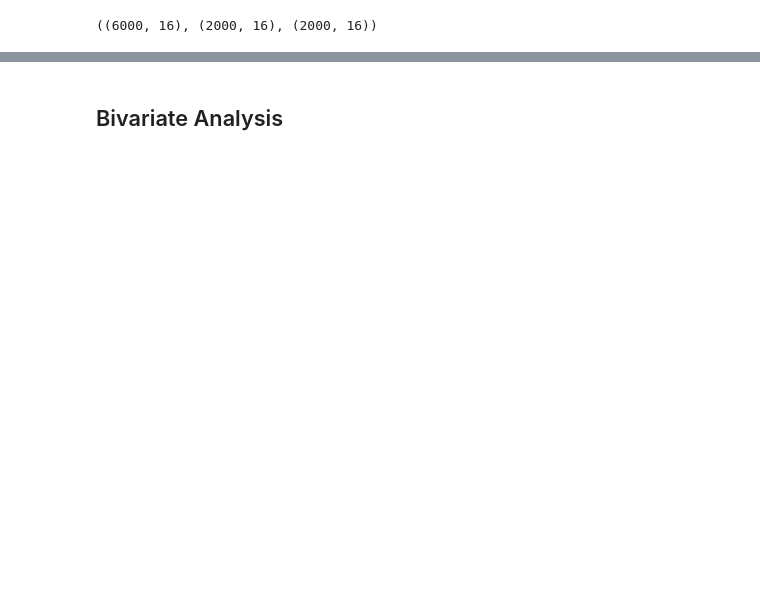
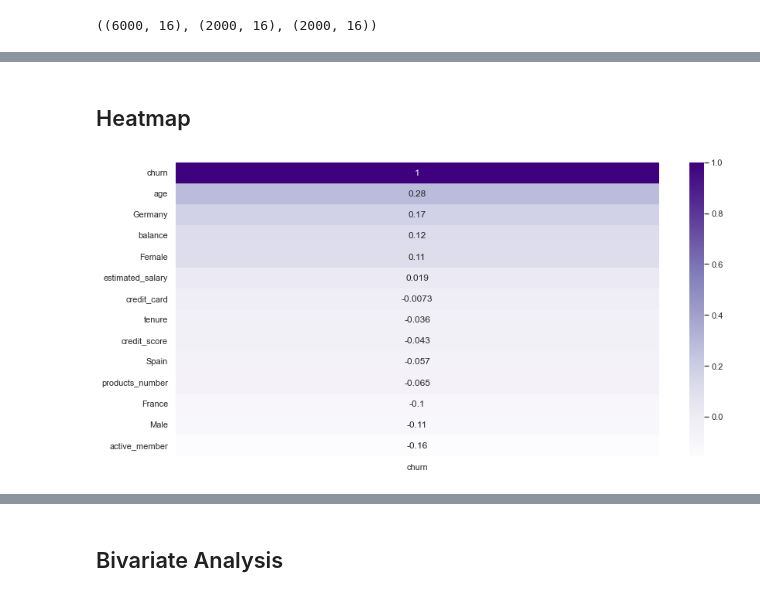
Before and after one commit to patrickamwayi/individual-project-, a Jupyter notebook: bank_customer_churn_prediction.ipynb, the cells around one changed output, grey strips where cells are left out. Saved outputs shown, nothing was run; the diff lists cells and outputs as text; code cells hidden in the pictures; blank space fills up the shorter version.

```diff
--- a/bank_customer_churn_prediction.ipynb
+++ b/bank_customer_churn_prediction.ipynb
@@ -296,0 +249,10 @@ train.head(3)
+# %% [markdown]
+## Heatmap
+# %%
+#checking correlation between variables.
+correlation = train.corr()[["churn"]].sort_values(by='churn', ascending=False)
+plt.figure(figsize = (14,7))
+sns.heatmap(correlation, annot = True,cmap='Purples')
+plt.show()
+# %% [output]
+[figure, added]
```
Also changed, not shown: parts of 57 cells of this notebook.
